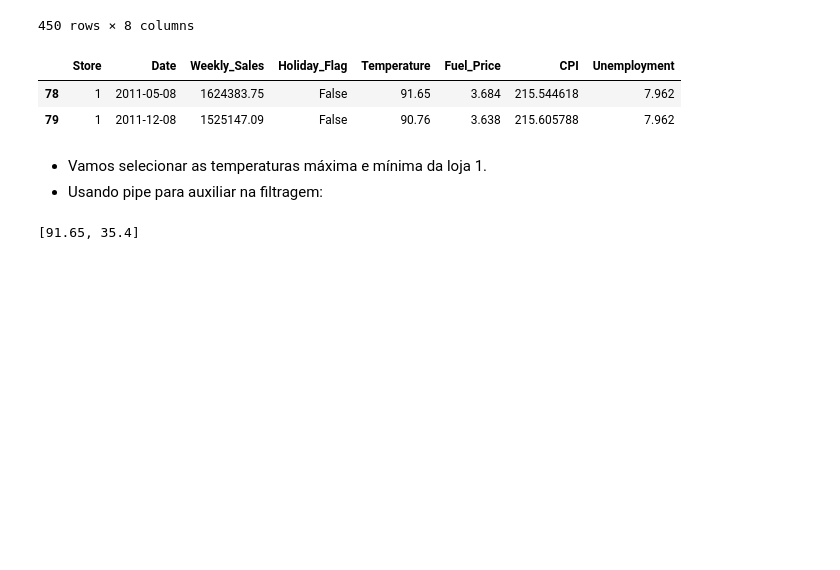
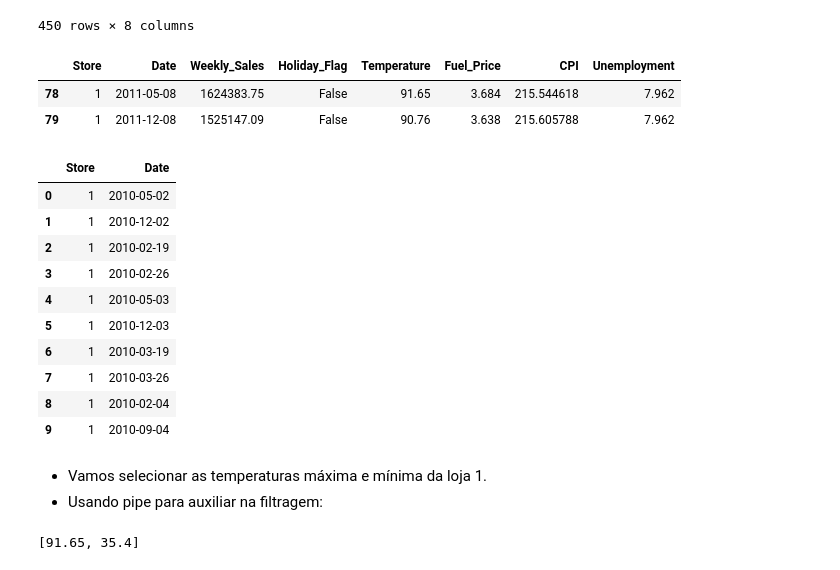
Before and after one commit to andrelbd1/teaching-data-science, a Jupyter notebook: 01. Series, DataFrame and Reindex.ipynb, the cells around one changed output. Drawn from its saved outputs; the diff is of its cells as text; code cells hidden in the pictures; blank space fills up the shorter version.

```diff
--- a/01. Series, DataFrame and Reindex.ipynb
+++ b/01. Series, DataFrame and Reindex.ipynb
@@ -741,6 +777,20 @@ walmart.loc[(walmart['Temperature'] > 90) & (walmart['Store'] == 1)]
 |  | Store | Date | Weekly_Sales | Holiday_Flag | Temperature | Fuel_Price | CPI | Unemployment |
 | 78 | 1 | 2011-05-08 | 1624383.75 | False | 91.65 | 3.684 | 215.544618 | 7.962 |
 | 79 | 1 | 2011-12-08 | 1525147.09 | False | 90.76 | 3.638 | 215.605788 | 7.962 |
+# %%
+walmart.loc[walmart.index[0:10],["Store", "Date"]]
+# %% [output]
+|  | Store | Date |
+| 0 | 1 | 2010-05-02 |
+| 1 | 1 | 2010-12-02 |
+| 2 | 1 | 2010-02-19 |
+| 3 | 1 | 2010-02-26 |
+| 4 | 1 | 2010-05-03 |
+| 5 | 1 | 2010-12-03 |
+| 6 | 1 | 2010-03-19 |
+| 7 | 1 | 2010-03-26 |
+| 8 | 1 | 2010-02-04 |
+| 9 | 1 | 2010-09-04 |
 # %% [markdown]
 - Vamos selecionar as temperaturas máxima e mínima da loja 1.
 - Usando pipe para auxiliar na filtragem:
```
Also changed, not shown: parts of 3 cells of this notebook, 9 other files.
